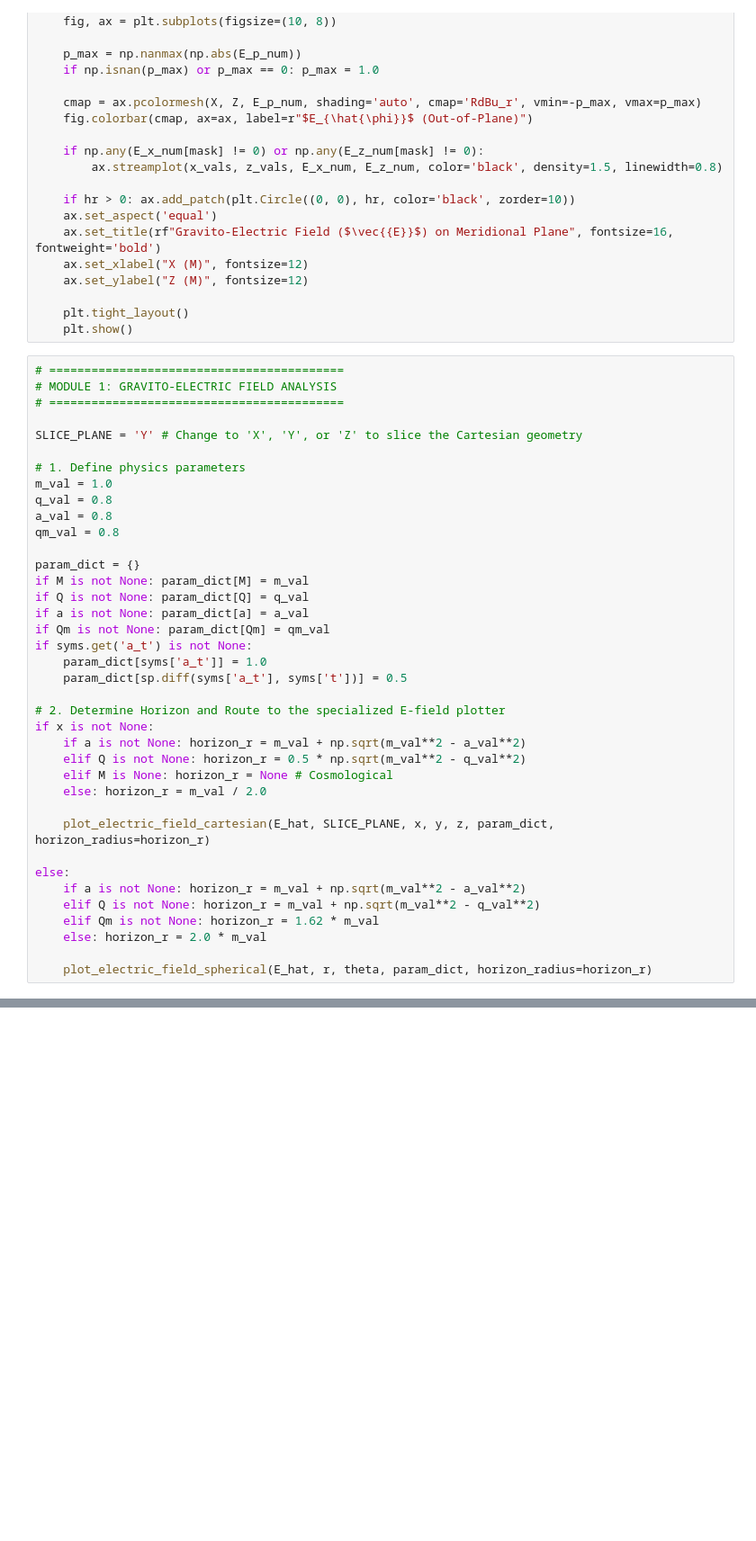
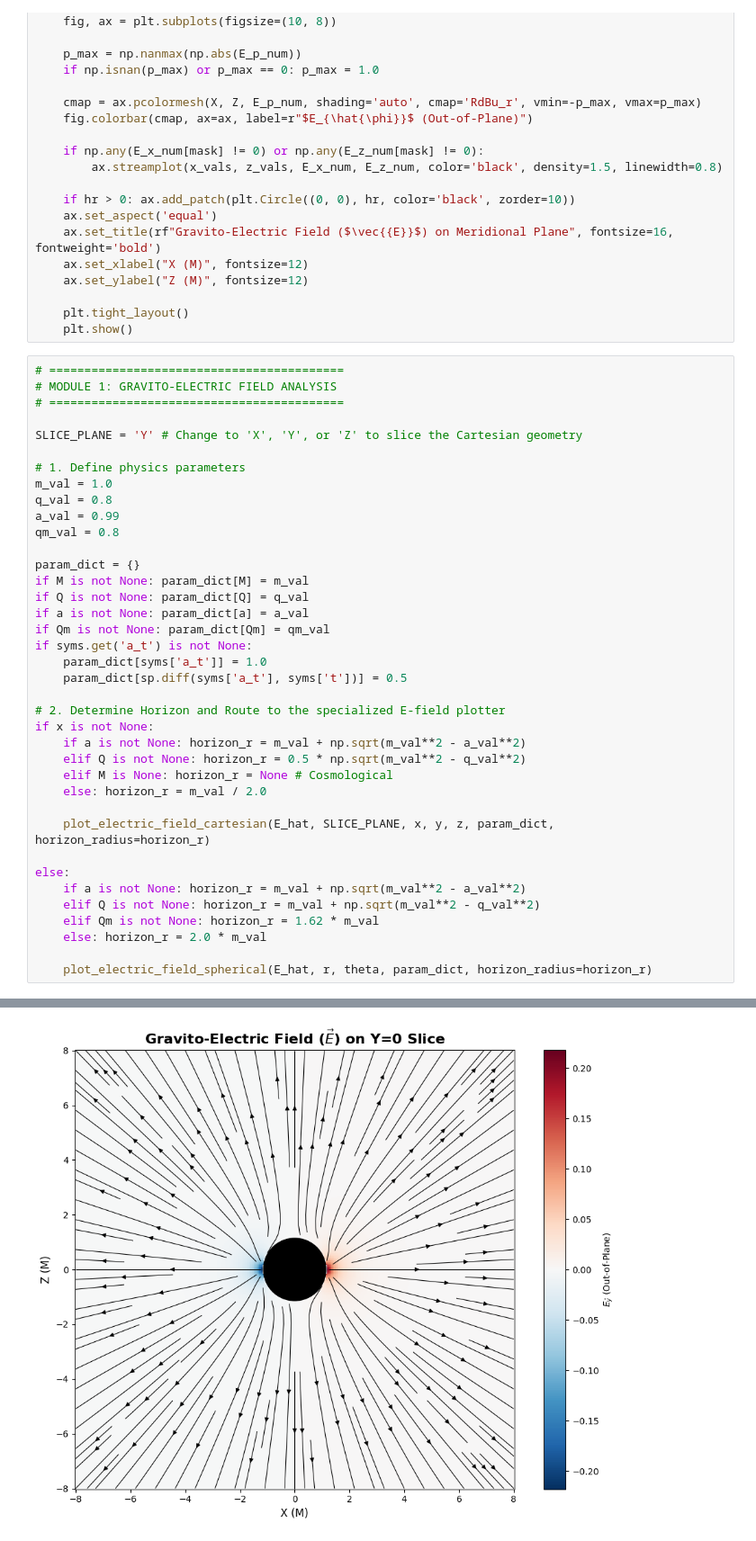
Before and after one commit to 1Aadi0/bbh-gem, a Jupyter notebook: notebooks/modular.ipynb, the cells around one changed output, grey strips where cells are left out. Shown at 90% size. Cells and saved outputs as stored; diff of their text form; blank space fills up the shorter version.

```diff
--- a/notebooks/modular.ipynb
+++ b/notebooks/modular.ipynb
@@ -225,7 +225,7 @@ SLICE_PLANE = 'Y' # Change to 'X', 'Y', or 'Z' to slice the Cartesian geometry
 # 1. Define physics parameters
 m_val = 1.0
 q_val = 0.8
-a_val = 0.8
+a_val = 0.99
 qm_val = 0.8
 
 param_dict = {}
@@ -253,3 +253,4 @@ else:
     else: horizon_r = 2.0 * m_val
 
     plot_electric_field_spherical(E_hat, r, theta, param_dict, horizon_radius=horizon_r)
+# %% [output]
@@ -255,0 +260 @@ else:
+[figure, added]
```
Also changed, not shown: parts of 18 cells of this notebook, 1 other file.
